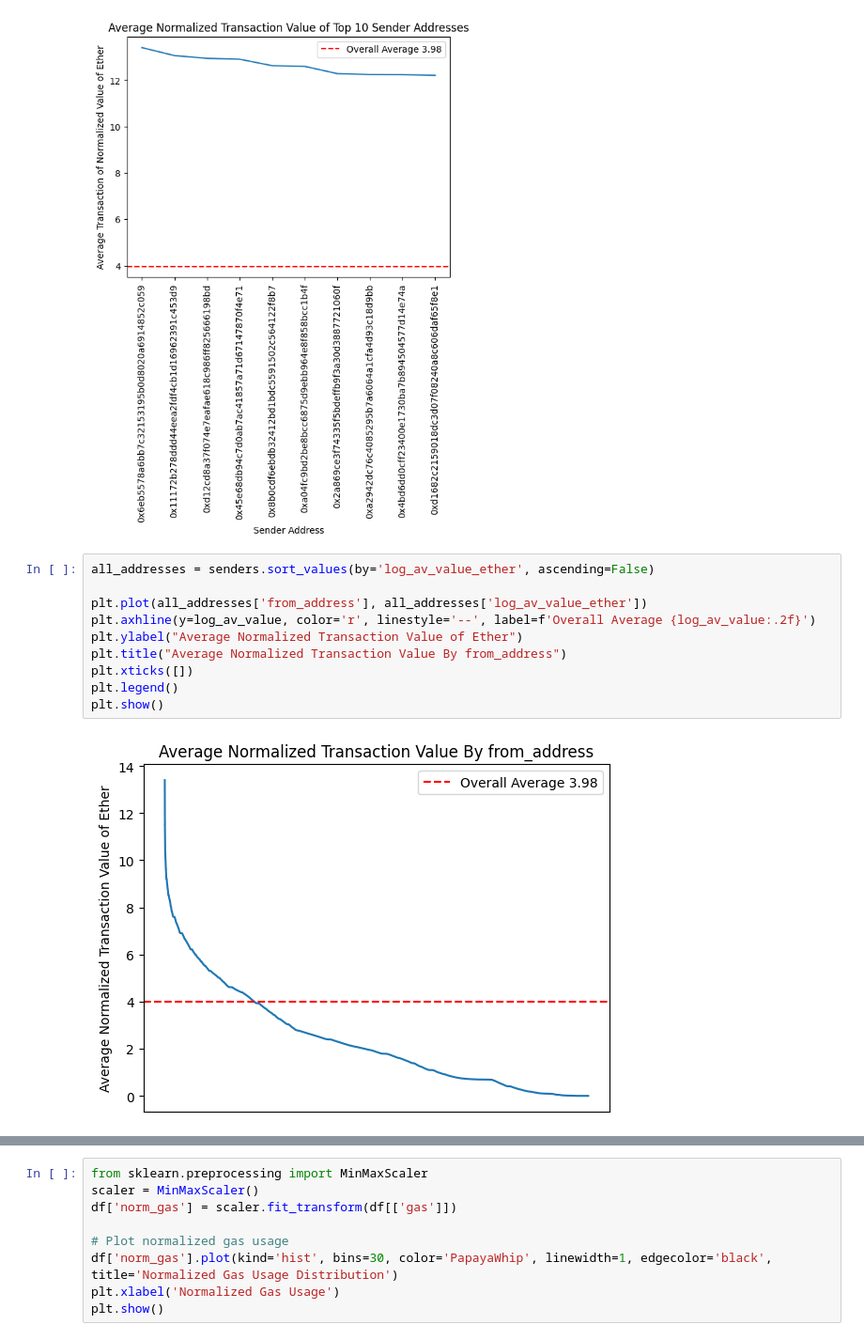
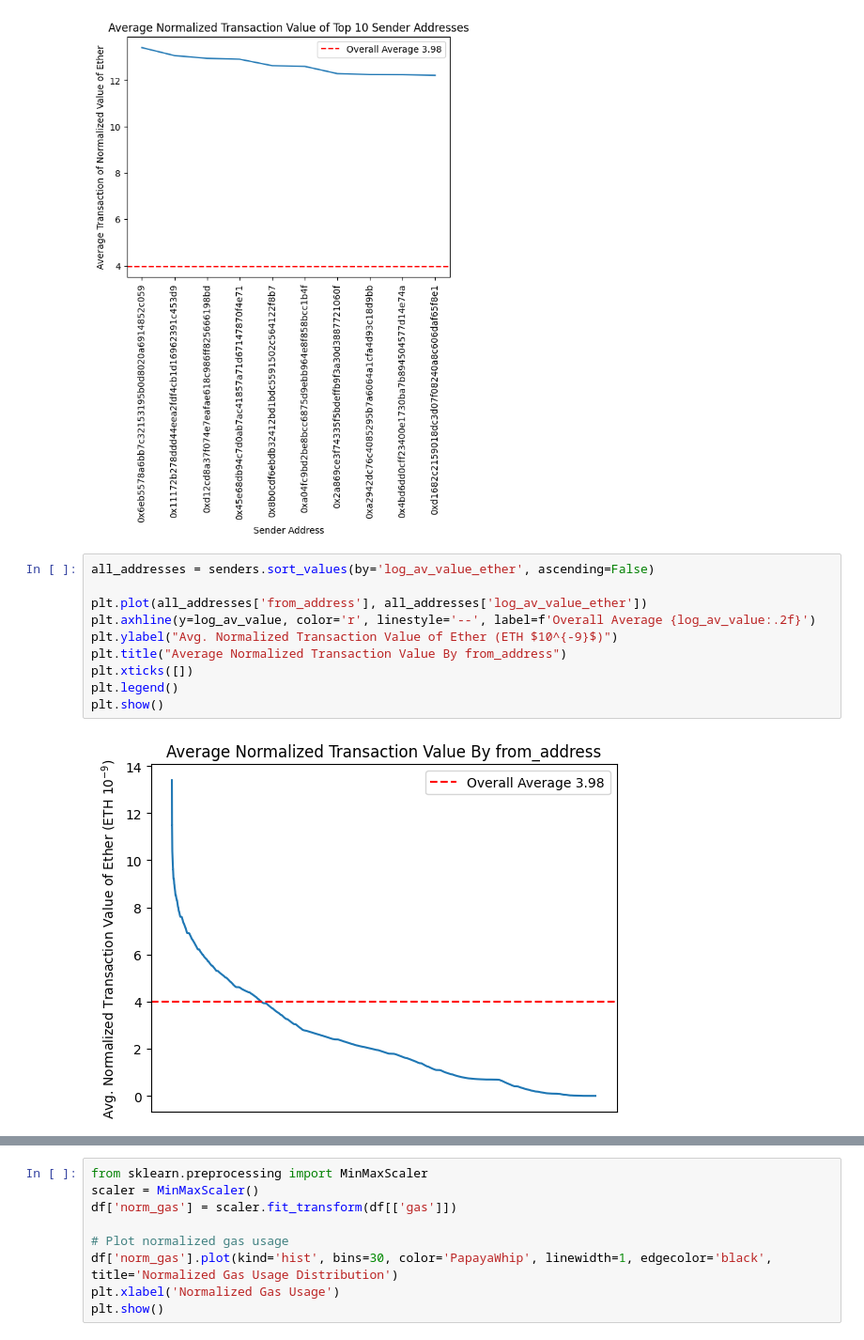
Before and after one commit to DataBuffs/detecting-ethereum-fraud, a Jupyter notebook: main.ipynb, the cells around one changed output, grey strips where cells are left out. Shown at 94% size. Saved outputs shown, nothing was run; the diff lists cells and outputs as text.

Commit message:
runs graphs with concat data

```diff
--- a/main.ipynb
+++ b/main.ipynb
@@ -336,15 +336,15 @@ plt.show()
 # %%
 all_addresses = senders.sort_values(by='log_av_value_ether', ascending=False)
 
 plt.plot(all_addresses['from_address'], all_addresses['log_av_value_ether'])
 plt.axhline(y=log_av_value, color='r', linestyle='--', label=f'Overall Average {log_av_value:.2f}')
-plt.ylabel("Average Normalized Transaction Value of Ether")
+plt.ylabel("Avg. Normalized Transaction Value of Ether (ETH $10^{-9}$)")
 plt.title("Average Normalized Transaction Value By from_address")
 plt.xticks([])
 plt.legend()
 plt.show()
 # %% [output]
-[figure, old version]
+[figure, new version]
 # %%
 # Log normalization to reduce range impact
 df['log_value_ether'] = np.log1p(df['value_ether'])
```
Also changed, not shown: parts of 5 cells of this notebook.
